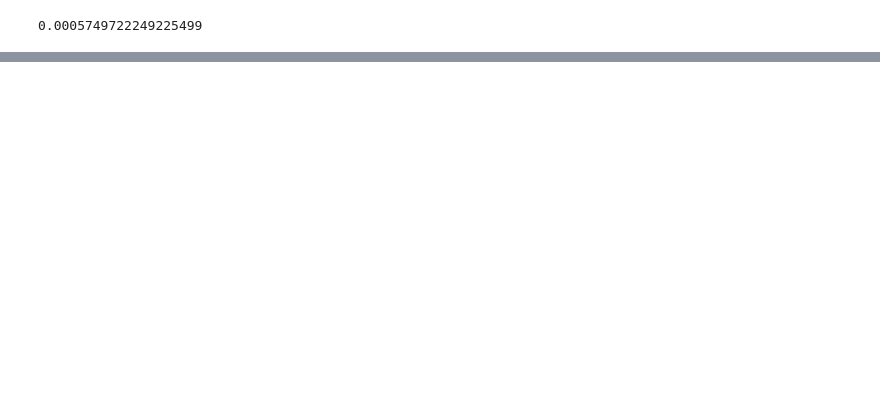
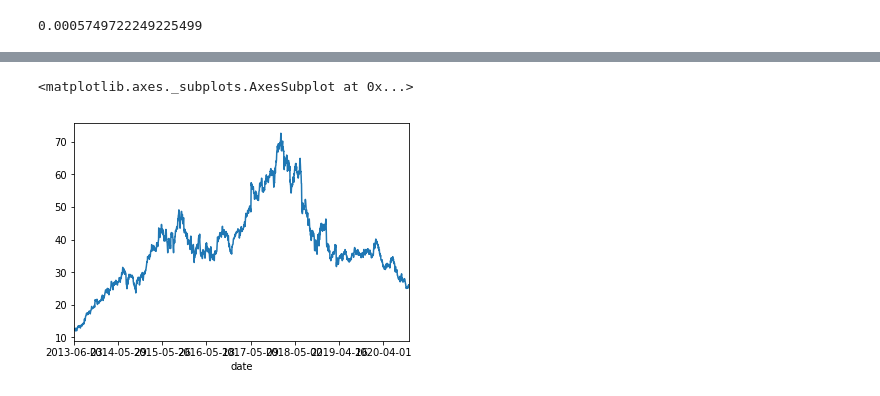
Before and after one commit to landEpita/Dolphin, a Jupyter notebook: recherche.ipynb, the cells around one changed output, grey strips where cells are left out. Drawn from its saved outputs; the diff is of its cells as text; code cells hidden in the pictures; blank space fills up the shorter version.

```diff
--- a/recherche.ipynb
+++ b/recherche.ipynb
@@ -139,0 +189,5 @@ r.plot()
+# %%
+df["close"].plot()
+# %% [output]
+<matplotlib.axes._subplots.AxesSubplot at 0x...>
+[figure, added]
```
Also changed, not shown: parts of 12 cells of this notebook.
